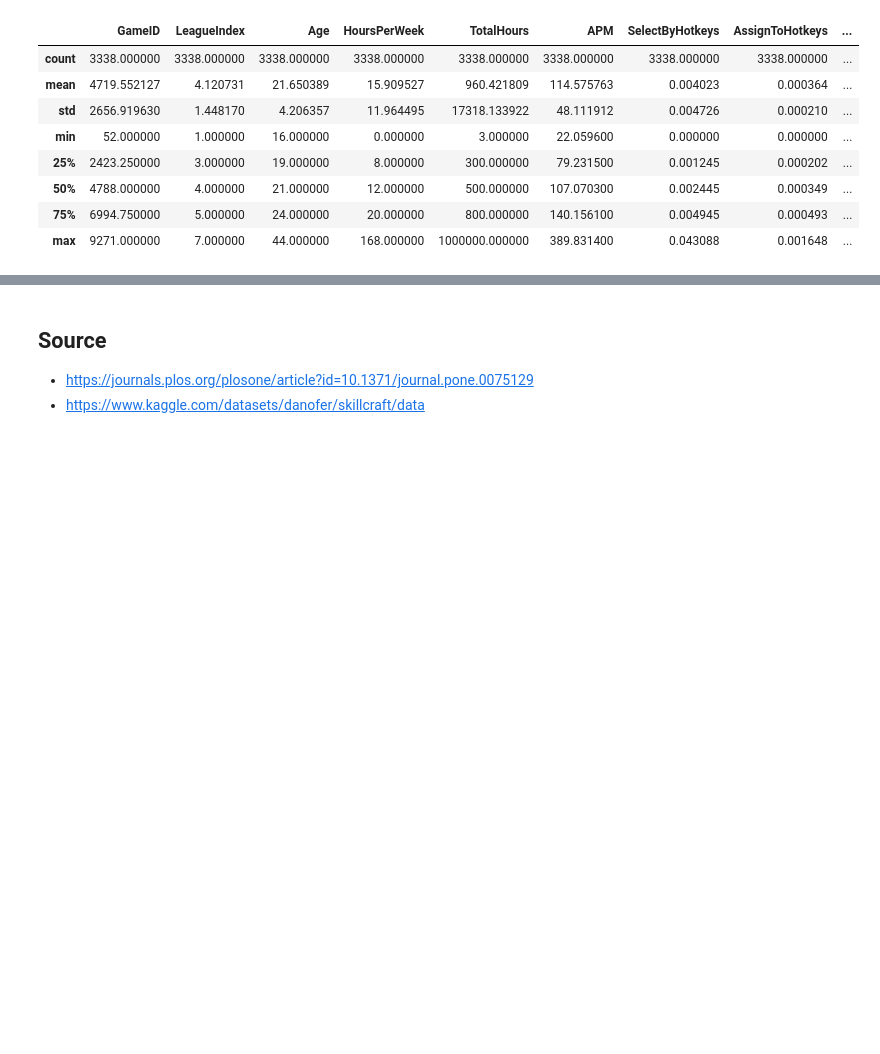
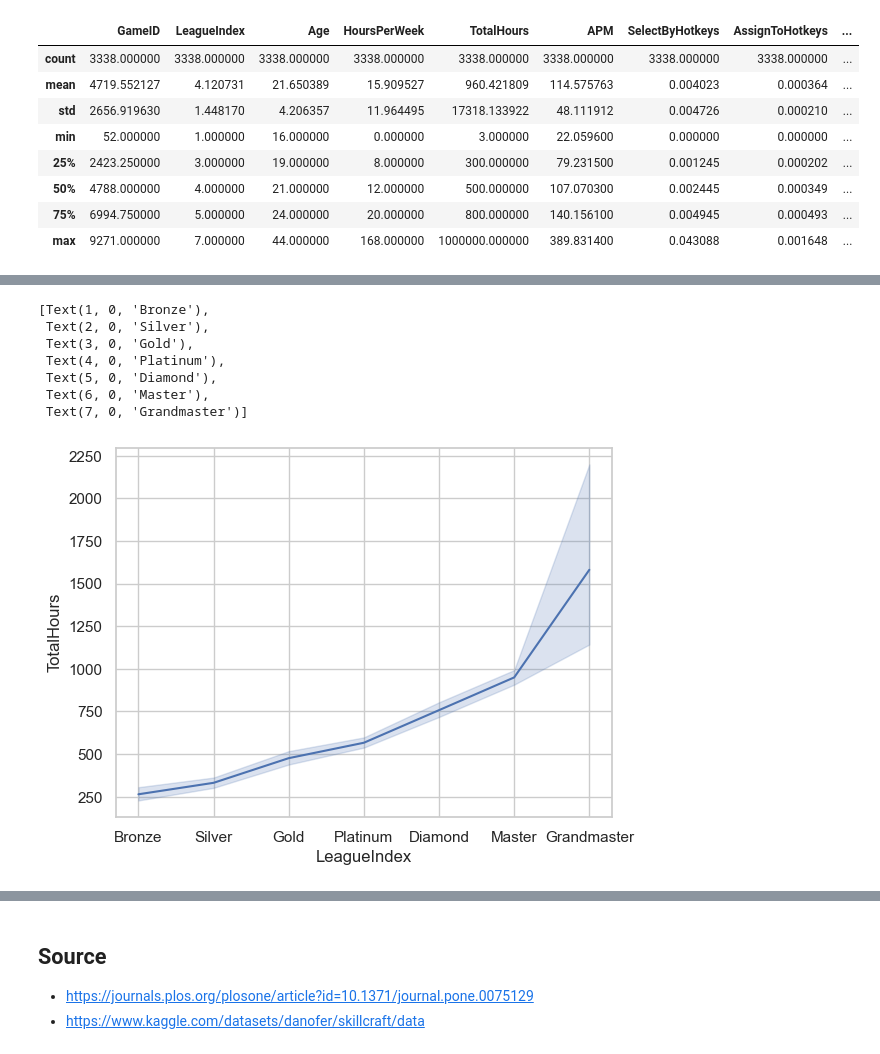
Before and after one commit to Ocapyy/SC2-dataset, a Jupyter notebook: Dataset-Analysis.ipynb, the cells around one changed output, grey strips where cells are left out. Cells and saved outputs as stored; diff of their text form; code cells hidden in the pictures; blank space fills up the shorter version.

```diff
--- a/Dataset-Analysis.ipynb
+++ b/Dataset-Analysis.ipynb
@@ -58,0 +70,23 @@ sns.jointplot(x="Age", y="APM", data=df,
+# %%
+timeplayed_df = df[
+    (df['TotalHours'] <= 10000)
+]
+
+timeplayed_df = timeplayed_df[["LeagueIndex", "TotalHours"]]
+# %%
+lineplot = sns.lineplot(data=timeplayed_df, x="LeagueIndex", y="TotalHours")
+
+lineplot.set_xticks(range(1, 8))
+lineplot.set_xticklabels([
+    "Bronze", "Silver", "Gold", "Platinum",
+    "Diamond", "Master", "Grandmaster"
+])
+# %% [output]
+[Text(1, 0, 'Bronze'),
+ Text(2, 0, 'Silver'),
+ Text(3, 0, 'Gold'),
+ Text(4, 0, 'Platinum'),
+ Text(5, 0, 'Diamond'),
+ Text(6, 0, 'Master'),
+ Text(7, 0, 'Grandmaster')]
+[figure, added]
```
Also changed, not shown: parts of 19 cells of this notebook.
